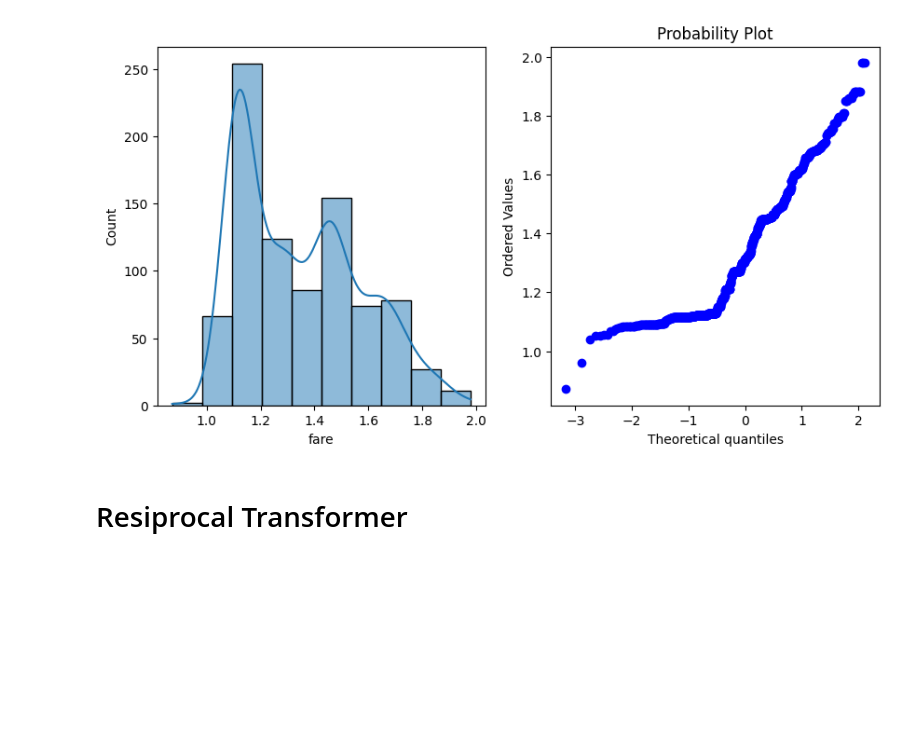
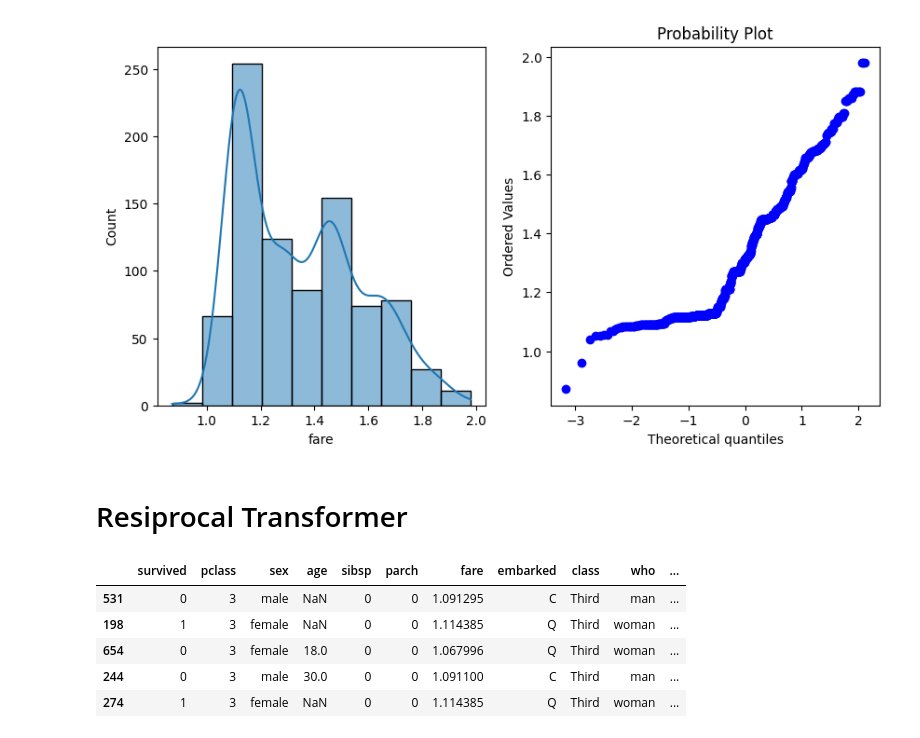
Before and after one commit to subhajit20/Learning-ML, a Jupyter notebook: log transformer.ipynb, the cells around one changed output. Saved outputs shown, nothing was run; the diff lists cells and outputs as text; code cells hidden in the pictures; blank space fills up the shorter version.

```diff
--- a/Function Transformers.ipynb
+++ b/log transformer.ipynb
@@ -59,0 +60,9 @@ df["resiprocal_fare"] = resiprocalTransformer.fit_transform(df["fare
+# %%
+df.sample(5)
+# %% [output]
+|  | survived | pclass | sex | age | sibsp | parch | fare | embarked | class | who | ... |
+| 531 | 0 | 3 | male | NaN | 0 | 0 | 1.091295 | C | Third | man | ... |
+| 198 | 1 | 3 | female | NaN | 0 | 0 | 1.114385 | Q | Third | woman | ... |
+| 654 | 0 | 3 | female | 18.0 | 0 | 0 | 1.067996 | Q | Third | woman | ... |
+| 244 | 0 | 3 | male | 30.0 | 0 | 0 | 1.091100 | C | Third | man | ... |
+| 274 | 1 | 3 | female | NaN | 0 | 0 | 1.114385 | Q | Third | woman | ... |
```
Also changed, not shown: parts of 4 cells of this notebook, 1 other file.
